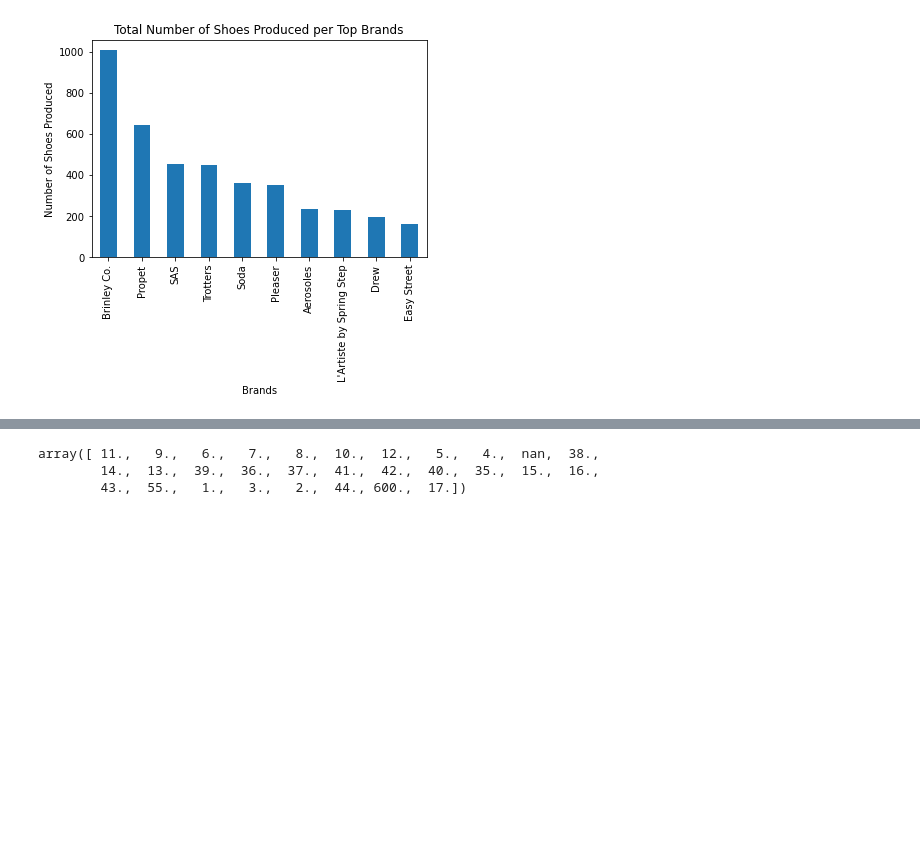
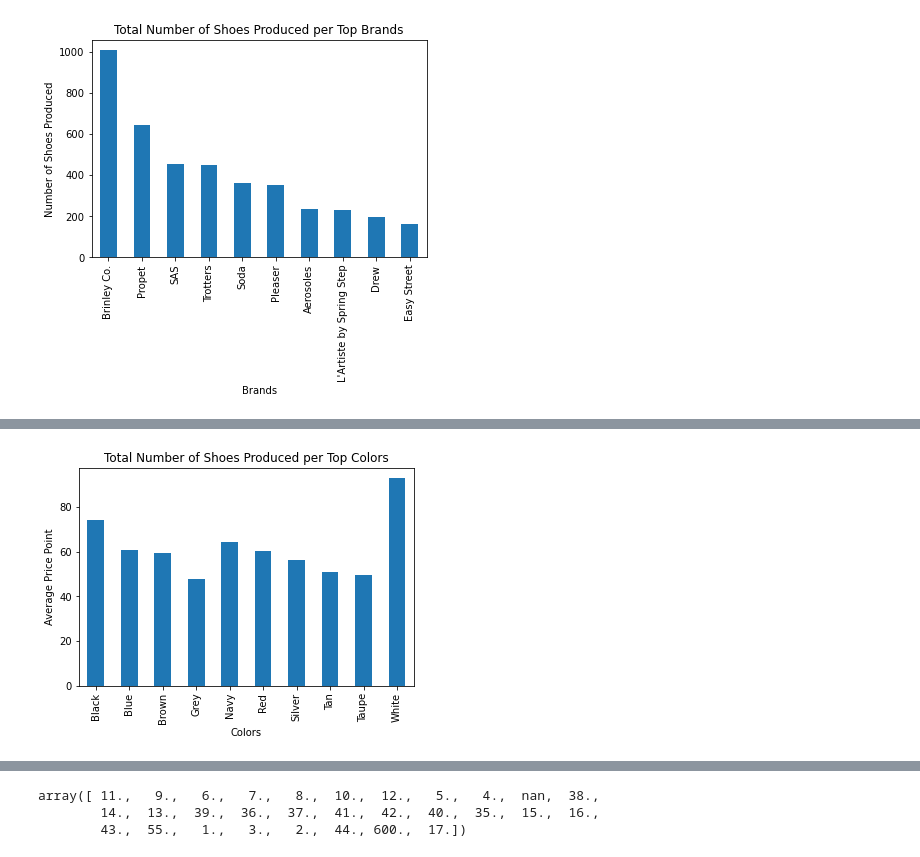
Before and after one commit to rjharris2020/Project_1, a Jupyter notebook: Shoes_Galore.ipynb, the cells around one changed output, grey strips where cells are left out. Cells and saved outputs as stored; diff of their text form; code cells hidden in the pictures; blank space fills up the shorter version.

```diff
--- a/Shoes_Galore.ipynb
+++ b/Shoes_Galore.ipynb
@@ -153,0 +188,8 @@ plt.show()
+# %%
+# find the average price per color
+shoe_data['Avg Price'] = (shoe_data['prices.amountMin']+shoe_data['prices.amountMax'])/2
+groupedColor = shoe_data.groupby(['color 1'])
+totalAvg = groupedColor['Avg Price'].mean()
+colorList = list(colors.head(10).keys())
+TopColorAvg = totalAvg[totalAvg.keys().isin(colorList)]
+TopColorAvg
@@ -153,0 +209,13 @@ plt.show()
+# %%
+# create bar chart for average price per color
+TopColorAvg.plot(kind="bar")
+plt.ylabel("Average Price Point")
+plt.xlabel("Colors")
+plt.title("Total Number of Shoes Produced per Top Colors")
+
+# save figure as ong file
+plt.savefig("Bar Chart for Average Price per Color.png")
+
+plt.show()
+# %% [output]
+[figure, added]
```
Also changed, not shown: parts of 16 cells of this notebook, 3 other files.
